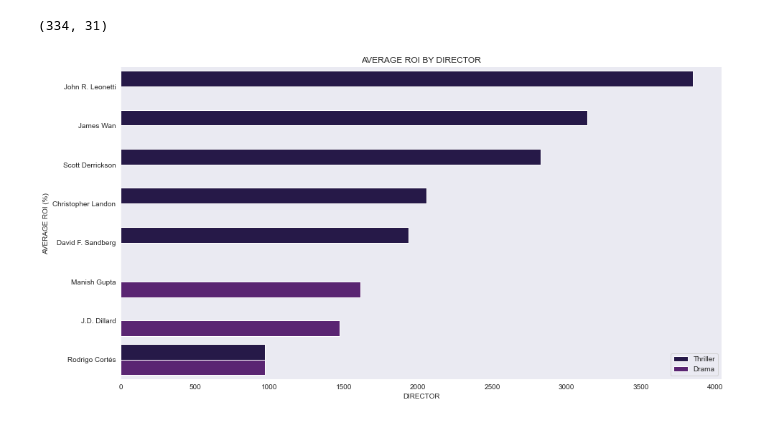
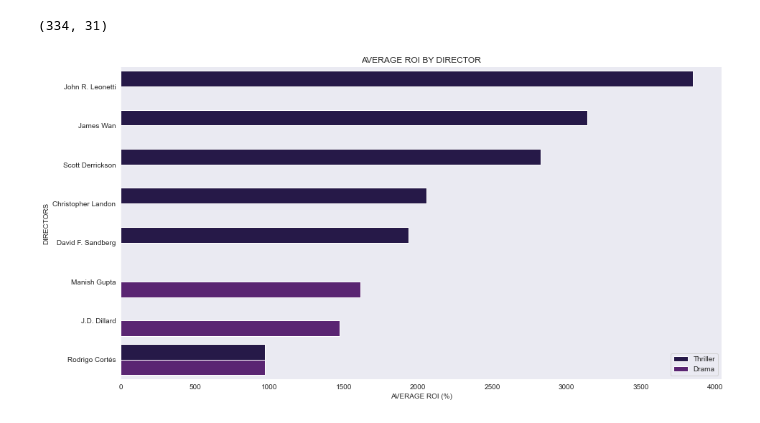
Before and after one commit to avithekkc/P1-moive-data-analysis, a Jupyter notebook: data-visualization.ipynb, the cells around one changed output. Drawn from its saved outputs; the diff is of its cells as text; code cells hidden in the pictures.

Commit message:
updated images

```diff
--- a/data-visualization.ipynb
+++ b/data-visualization.ipynb
@@ -301,22 +301,22 @@ df_genre_director_roi = df_genre_director_roi[df_genre_director_roi['director'].
 # %%
 plt.figure (figsize = (15, 8))
 plot_df = df_genre_director_roi.sort_values('mean_roi', ascending=False)
 sns.barplot(data = plot_df,
                 y = 'director',
                 x = 'mean_roi',
                 capsize = .2,
                 hue = 'genre_list',
                 alpha = 1,
                 ci=None
                 )
 
 sns.despine()
 
 # add and adjust labels
 plt.title('AVERAGE ROI BY DIRECTOR')
-plt.xlabel('DIRECTOR')
-plt.ylabel('AVERAGE ROI (%)')
+plt.ylabel('DIRECTORS')
+plt.xlabel('AVERAGE ROI (%)')
 plt.legend(top_genres)
 plt.savefig('images/avg_roi_director.jpg')
 # %% [output]
-[figure, old version]
+[figure, new version]
```
